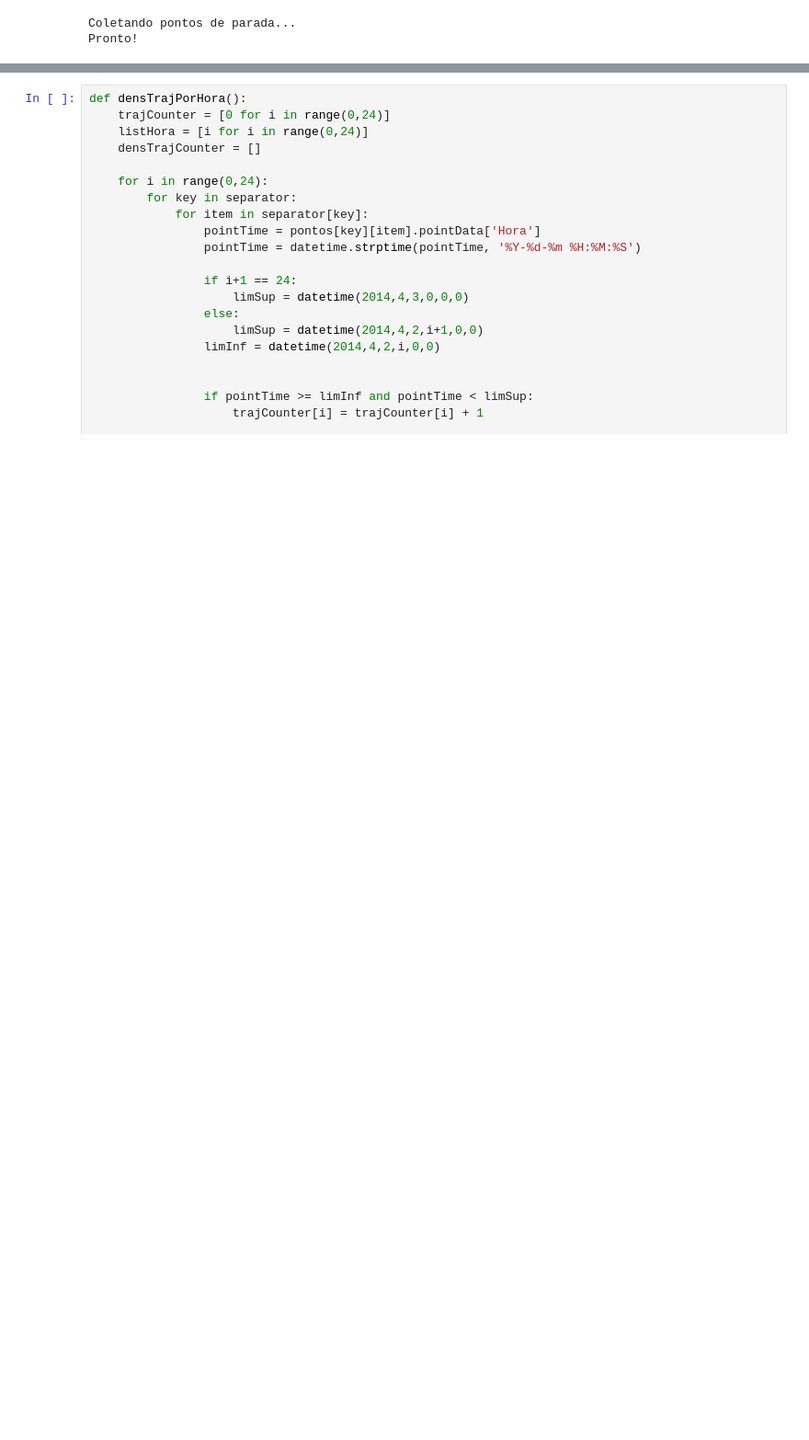
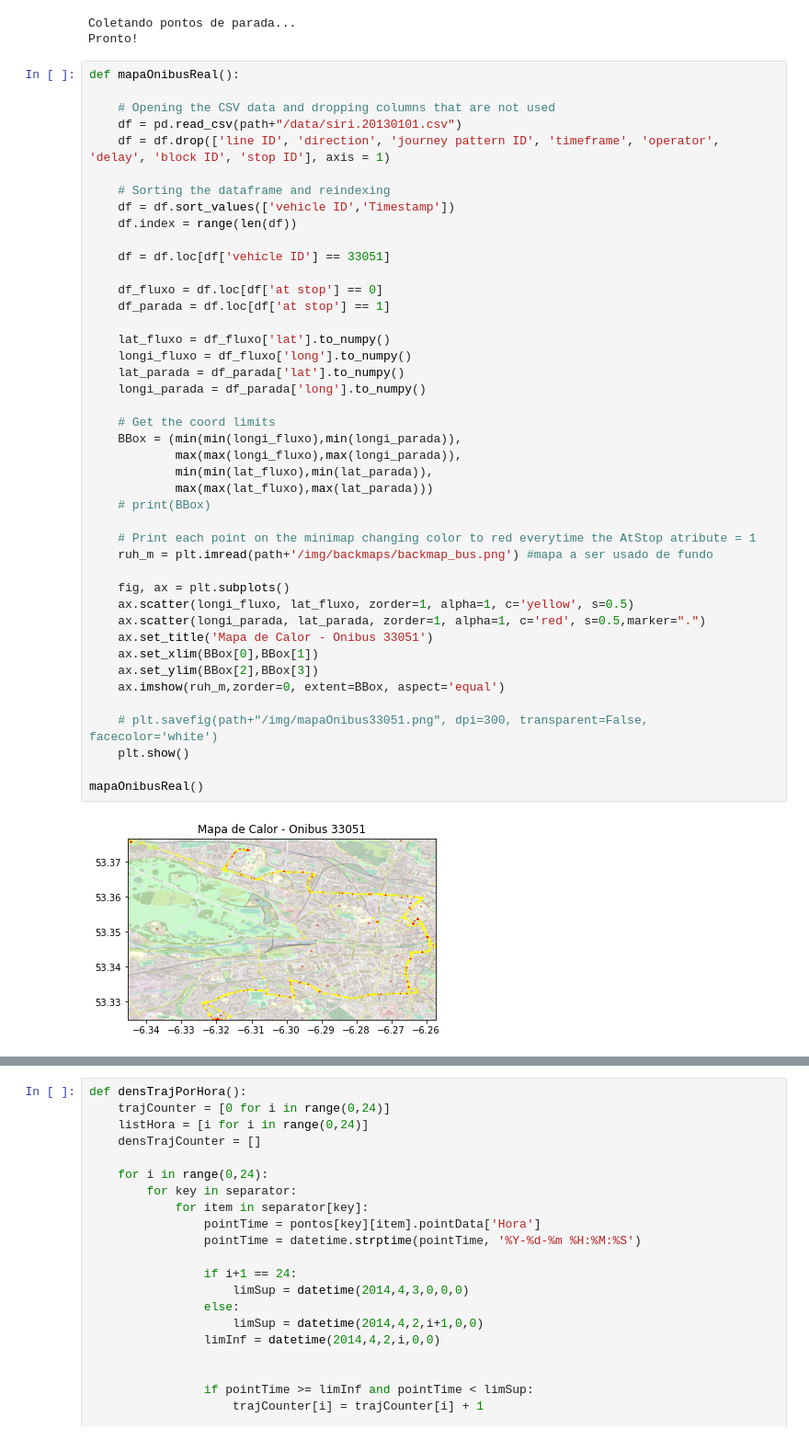
Before and after one commit to TulioNPL/Pesquisa, a Jupyter notebook: jupyter/main.ipynb, the cells around one changed output, grey strips where cells are left out. Shown: that part at 92% size. Drawn from its saved outputs; the diff is of its cells as text; blank space fills up the shorter version.

Commit message:
Add: Function to plot bus heatmaps and calculate the accuracy of staypoint detection function

```diff
--- a/jupyter/main.ipynb
+++ b/jupyter/main.ipynb
@@ -437,3 +256,48 @@ stayPoint_Detection()
 # %% [output]
 Coletando pontos de parada...
 Pronto!
+# %%
+def mapaOnibusReal():
+
+    # Opening the CSV data and dropping columns that are not used
+    df = pd.read_csv(path+"/data/siri.20130101.csv")
+    df = df.drop(['line ID', 'direction', 'journey pattern ID', 'timeframe', 'operator', 'delay', 'block ID', 'stop ID'], axis = 1)
+
+    # Sorting the dataframe and reindexing
+    df = df.sort_values(['vehicle ID','Timestamp'])
+    df.index = range(len(df))
+
+    df = df.loc[df['vehicle ID'] == 33051]
+
+    df_fluxo = df.loc[df['at stop'] == 0]
+    df_parada = df.loc[df['at stop'] == 1]
+
+    lat_fluxo = df_fluxo['lat'].to_numpy()
+    longi_fluxo = df_fluxo['long'].to_numpy()
+    lat_parada = df_parada['lat'].to_numpy()
+    longi_parada = df_parada['long'].to_numpy()
+
+    # Get the coord limits
+    BBox = (min(min(longi_fluxo),min(longi_parada)),
+            max(max(longi_fluxo),max(longi_parada)),
+            min(min(lat_fluxo),min(lat_parada)),
+            max(max(lat_fluxo),max(lat_parada)))
+    # print(BBox)
+
+    # Print each point on the minimap changing color to red everytime the AtStop atribute = 1
+    ruh_m = plt.imread(path+'/img/backmaps/backmap_bus.png') #mapa a ser usado de fundo
+
+    fig, ax = plt.subplots()
+    ax.scatter(longi_fluxo, lat_fluxo, zorder=1, alpha=1, c='yellow', s=0.5)
+    ax.scatter(longi_parada, lat_parada, zorder=1, alpha=1, c='red', s=0.5,marker=".")
+    ax.set_title('Mapa de Calor - Onibus 33051')
+    ax.set_xlim(BBox[0],BBox[1])
+    ax.set_ylim(BBox[2],BBox[3])
+    ax.imshow(ruh_m,zorder=0, extent=BBox, aspect='equal')
+
+    # plt.savefig(path+"/img/mapaOnibus33051.png", dpi=300, transparent=False, facecolor='white')
+    plt.show()
+
+mapaOnibusReal()
+# %% [output]
+[figure, added]
```
Also changed, not shown: parts of 17 cells of this notebook.
